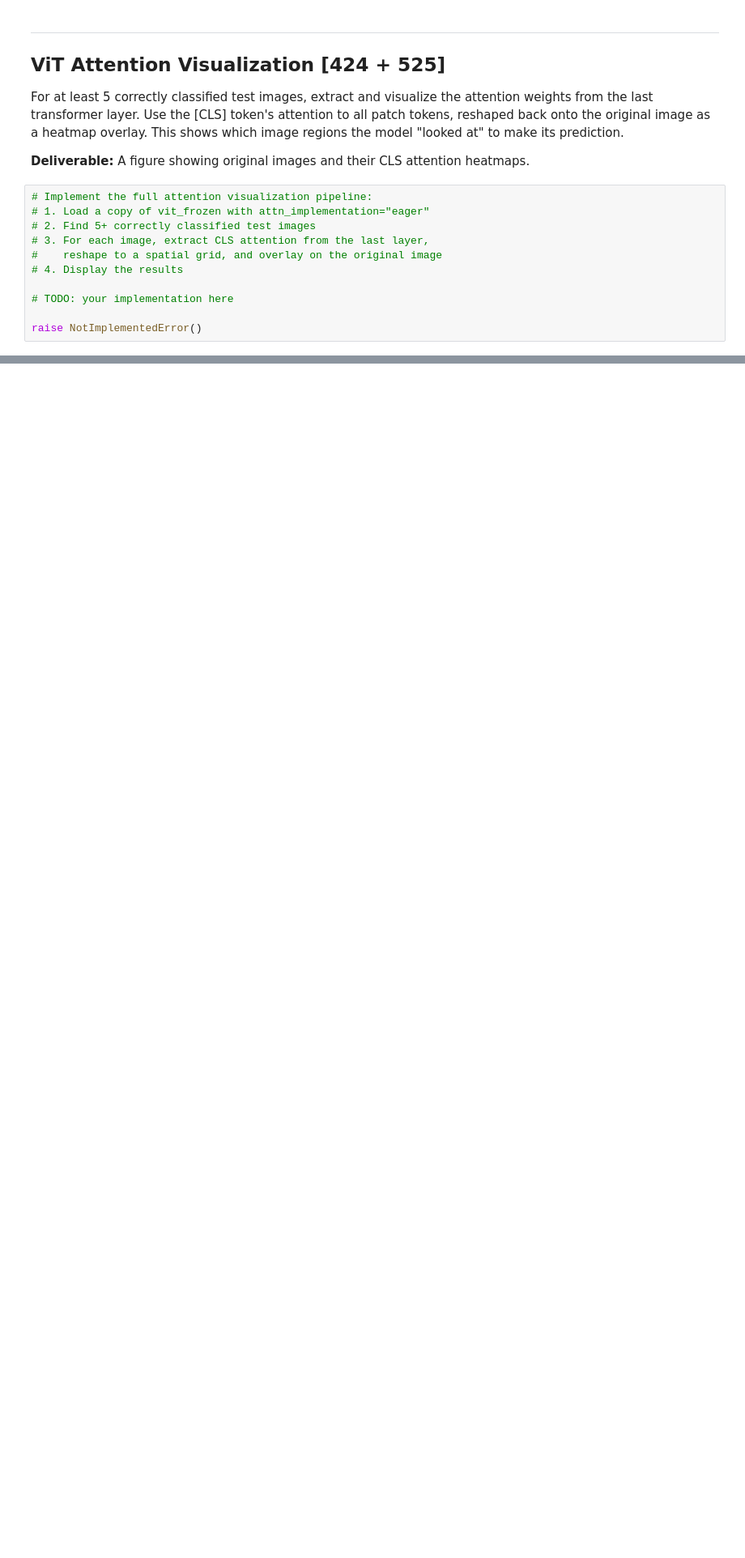
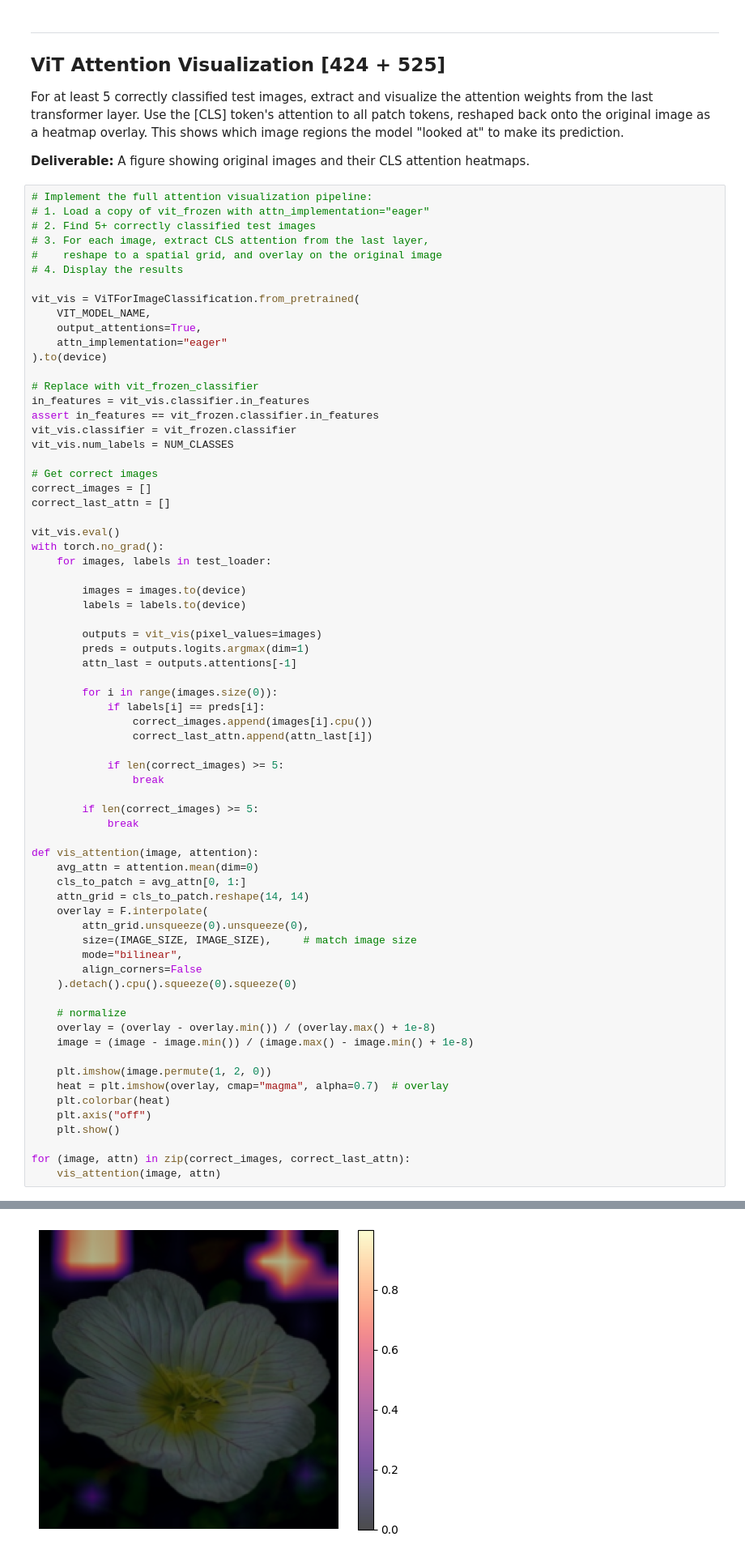
Before and after one commit to nevetsosu/DL-Project-3, a Jupyter notebook: project_III_Transformers.ipynb, the cells around one changed output, grey strips where cells are left out. Shown at 81% size. Cells and saved outputs as stored; diff of their text form; blank space fills up the shorter version.

```diff
--- a/project_III_Transformers.ipynb
+++ b/project_III_Transformers.ipynb
@@ -1284,7 +1284,65 @@ For at least 5 correctly classified test images, extract and visualize the atten
 #    reshape to a spatial grid, and overlay on the original image
 # 4. Display the results
 
-# TODO: your implementation here
+vit_vis = ViTForImageClassification.from_pretrained(
+    VIT_MODEL_NAME,
+    output_attentions=True,
+    attn_implementation="eager"
+).to(device)
 
-raise NotImplementedError()
+# Replace with vit_frozen_classifier
+in_features = vit_vis.classifier.in_features
+assert in_features == vit_frozen.classifier.in_features
+vit_vis.classifier = vit_frozen.classifier
+vit_vis.num_labels = NUM_CLASSES
+
+# Get correct images
+correct_images = []
+correct_last_attn = []
+
+vit_vis.eval()
+with torch.no_grad():
+    for images, labels in test_loader:
+
+        images = images.to(device)
+        labels = labels.to(device)
+
+        outputs = vit_vis(pixel_values=images)
+        preds = outputs.logits.argmax(dim=1)
+        attn_last = outputs.attentions[-1]
+
+        for i in range(images.size(0)):
+            if labels[i] == preds[i]:
+                correct_images.append(images[i].cpu())
+                correct_last_attn.append(attn_last[i])
+
+            if len(correct_images) >= 5:
+                break
+
+        if len(correct_images) >= 5:
+            break
+
+def vis_attention(image, attention):
+    avg_attn = attention.mean(dim=0)
+    cls_to_patch = avg_attn[0, 1:]
+    attn_grid = cls_to_patch.reshape(14, 14)
+    overlay = F.interpolate(
+        attn_grid.unsqueeze(0).unsqueeze(0),
+        size=(IMAGE_SIZE, IMAGE_SIZE),     # match image size
+        mode="bilinear",
+        align_corners=False
+    ).detach().cpu().squeeze(0).squeeze(0)
+
+    # normalize
+    overlay = (overlay - overlay.min()) / (overlay.max() + 1e-8)
+    image = (image - image.min()) / (image.max() - image.min() + 1e-8)
+
+    plt.imshow(image.permute(1, 2, 0))
+    heat = plt.imshow(overlay, cmap="magma", alpha=0.7)  # overlay
+    plt.colorbar(heat)
+    plt.axis("off")
+    plt.show()
+
+for (image, attn) in zip(correct_images, correct_last_attn):
+    vis_attention(image, attn)
 # %% [output]
@@ -1291,0 +1360 @@ NotImplementedError:
+[figure, added]
```
Also changed, not shown: parts of 2 cells of this notebook.
